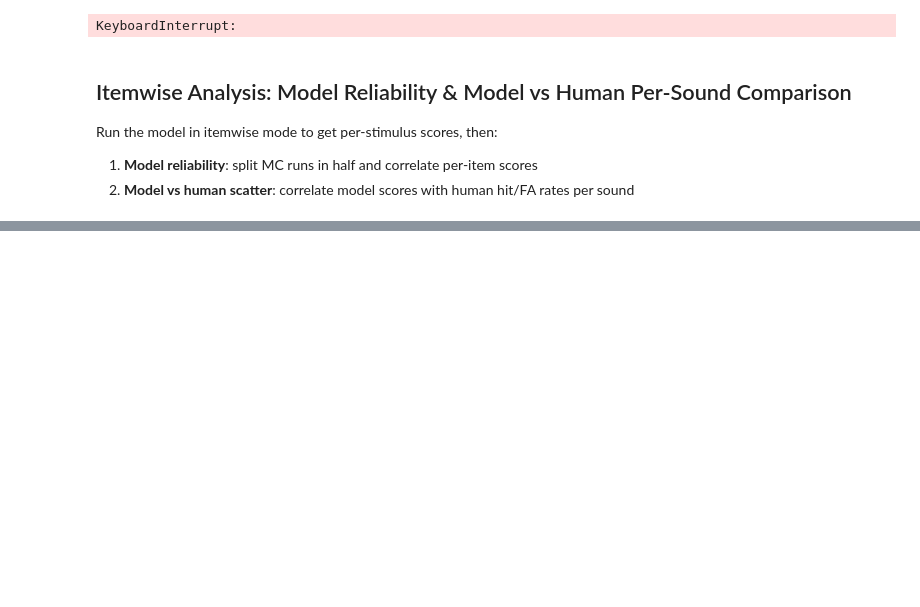
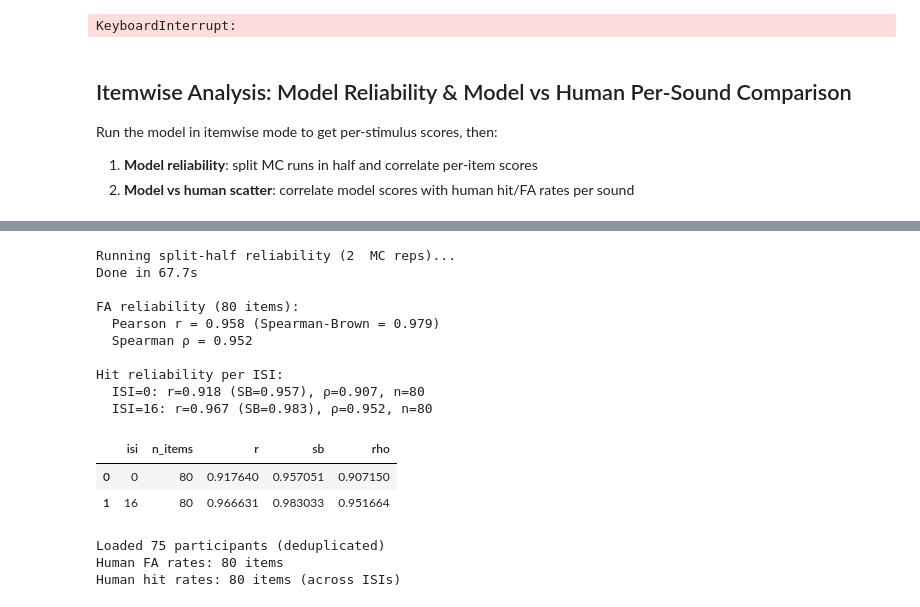
Before and after one commit to bjmedina/memory, a Jupyter notebook: notebooks/2026-03-22_3step-grid-search-model-comparison.ipynb, the cells around one changed output, grey strips where cells are left out. Saved outputs shown, nothing was run; the diff lists cells and outputs as text; code cells hidden in the pictures; blank space fills up the shorter version.

```diff
--- a/notebooks/2026-03-22_3step-grid-search-model-comparison.ipynb
+++ b/notebooks/2026-03-22_3step-grid-search-model-comparison.ipynb
@@ -741,18 +751,19 @@ t_step = 4
 metric = 'cosine'
 
 # Run with enough MC reps to get stable per-item estimates
-N_MC_ITEMWISE = 20
+N_MC_ITEMWISE = 10
 
+SINGLE_ISI_VALUES = [0,16]
 print(f'Running itemwise model: σ₀={best_sigma0}, σ₁={best_sigma1}, σ₂={best_sigma2}')
-print(f'  {len(experiment_list)} experiments × {N_MC_ITEMWISE} MC reps')
+print(f'  {len(exp_list_single)} experiments × {N_MC_ITEMWISE} MC reps')
 
 t0 = time.perf_counter()
 item_isi_hits, item_fa_scores, dp_itemwise = run_mc_dprime_itemwise(
     best_sigma0, best_sigma1, best_sigma2,
-    X0=X0, name_to_idx=name_to_idx,
-    experiment_list=experiment_list,
+    X0=X0, name_to_idx=name_to_idx_single,
+    experiment_list=exp_list_single,
     t_step=t_step,
-    isi_values=tuple(ISI_VALUES),
+    isi_values=tuple(SINGLE_ISI_VALUES),
     n_mc=N_MC_ITEMWISE,
     seed=42,
     metric=metric,
@@ -769,12 +788,12 @@ print(f"d' curve: {[(isi, round(dp_itemwise[isi], 3)) for isi in sorted(dp_itemw
 
 from scipy.stats import pearsonr, spearmanr
 
-def run_half(seed_offset, n_mc=10):
+def run_half(seed_offset, n_mc=1):
     """Run one half of MC reps and return per-item mean scores."""
     iih, ifs, _ = run_mc_dprime_itemwise(
         best_sigma0, best_sigma1, best_sigma2,
-        X0=X0, name_to_idx=name_to_idx,
-        experiment_list=experiment_list,
+        X0=X0, name_to_idx=name_to_idx_single,
+        experiment_list=exp_list_single,
         t_step=t_step,
         isi_values=tuple(ISI_VALUES),
         n_mc=n_mc,
@@ -783,10 +802,10 @@ def run_half(seed_offset, n_mc=10):
     )
     return iih, ifs
 
-print('Running split-half reliability (2 × 10 MC reps)...')
+print('Running split-half reliability (2  MC reps)...')
 t0 = time.perf_counter()
-iih_a, ifs_a = run_half(seed_offset=1000, n_mc=10)
-iih_b, ifs_b = run_half(seed_offset=2000, n_mc=10)
+iih_a, ifs_a = run_half(seed_offset=1000, n_mc=1)
+iih_b, ifs_b = run_half(seed_offset=2000, n_mc=1)
 print(f'Done in {time.perf_counter() - t0:.1f}s')
 
 # FA reliability
@@ -797,53 +816,61 @@ r_fa, p_fa = pearsonr(fa_mean_a, fa_mean_b)
 rho_fa, _ = spearmanr(fa_mean_a, fa_mean_b)
 sb_fa = (2 * r_fa) / (1 + r_fa)  # Spearman-Brown corrected
 
 print(f'\nFA reliability ({len(common_fa)} items):')
 print(f'  Pearson r = {r_fa:.3f} (Spearman-Brown = {sb_fa:.3f})')
 print(f'  Spearman ρ = {rho_fa:.3f}')
 
 # Hit reliability per ISI
 print('\nHit reliability per ISI:')
 reliability_rows = []
-for isi in ISI_VALUES:
+for isi in SINGLE_ISI_VALUES:
     # runner ISI = isi + 1
     risi = isi + 1
     common_hit = sorted(set(k for k in iih_a if risi in iih_a[k])
                         & set(k for k in iih_b if risi in iih_b[k]))
     if len(common_hit) < 5:
         print(f'  ISI={isi}: too few items ({len(common_hit)})')
         reliability_rows.append({'isi': isi, 'n_items': len(common_hit),
                                   'r': np.nan, 'sb': np.nan, 'rho': np.nan})
         continue
     ha = np.array([np.mean(iih_a[k][risi]) for k in common_hit])
     hb = np.array([np.mean(iih_b[k][risi]) for k in common_hit])
     r_h, _ = pearsonr(ha, hb)
     rho_h, _ = spearmanr(ha, hb)
     sb_h = (2 * r_h) / (1 + r_h)
     print(f'  ISI={isi}: r={r_h:.3f} (SB={sb_h:.3f}), ρ={rho_h:.3f}, n={len(common_hit)}')
     reliability_rows.append({'isi': isi, 'n_items': len(common_hit),
                               'r': r_h, 'sb': sb_h, 'rho': rho_h})
 
 df_reliability = pd.DataFrame(reliability_rows)
 df_reliability
+# %% [output]
+Running split-half reliability (2  MC reps)...
+Done in 67.7s
+
+FA reliability (80 items):
+  Pearson r = 0.958 (Spearman-Brown = 0.979)
+  Spearman ρ = 0.952
+
+Hit reliability per ISI:
+  ISI=0: r=0.918 (SB=0.957), ρ=0.907, n=80
+  ISI=16: r=0.967 (SB=0.983), ρ=0.952, n=80
+|  | isi | n_items | r | sb | rho |
+| 0 | 0 | 80 | 0.917640 | 0.957051 | 0.907150 |
+| 1 | 16 | 80 | 0.966631 | 0.983033 | 0.951664 |
 # %%
 # ── Load raw human data for per-item rates ──
-from utils.loading import load_results_with_exclusion_no_dropping
+from utls.loading import load_results, load_results_with_isi0_exclusion, load_results_with_isi0_dprime_exclusion, move_sequences_to_used,split_by_musicianship,load_results_with_exclusion_no_dropping,refresh_unused_batch, update_sequences_after_qc, load_results_with_exclusion
 from collections import defaultdict
 import re, random
 
-which_task = 0
-is_multi = True
-tasks = ["env-sounds", "glob-music", "atexts", "nhs-region-len120"]
-task_name_raw = tasks[which_task]
-results_dir = (
-    f"/orcd/data/jhm/001/om2/bjmedina/mindhive/mcdermott/www/bjmedina/experiments/"
-    f"{task_name_raw}/results/{task_name_raw}/len120_multi"
-)
+which_isi = 16
 
 exps_raw, seqs_raw, fnames_raw, _, _, _ = load_results_with_exclusion_no_dropping(
-    results_dir, min_dprime=2, min_trials=120, skip_len60=True,
-    verbose=False, return_skipped=True,
-)
+    f"/orcd/data/jhm/001/om2/bjmedina/mindhive/mcdermott/www/bjmedina/experiments/bolivia_2025/results/"
+    f"isi_{which_isi}/ind-nature-len120",
+    min_dprime=2, min_trials=120, skip_len60=True,
+    verbose=False, return_skipped=True)
 
 # Deduplicate by sequence (keep one participant per sequence, same as load_experiment_data)
 random.seed(42)
@@ -888,3 +915,7 @@ for yt, isi_dict in human_hit_rate.items():
 
 print(f'Human FA rates: {len(human_fa_mean)} items')
 print(f'Human hit rates: {len(human_hit_mean)} items (across ISIs)')
+# %% [output]
+Loaded 75 participants (deduplicated)
+Human FA rates: 80 items
+Human hit rates: 80 items (across ISIs)
```
Also changed, not shown: parts of 17 cells of this notebook, 2 other files.
